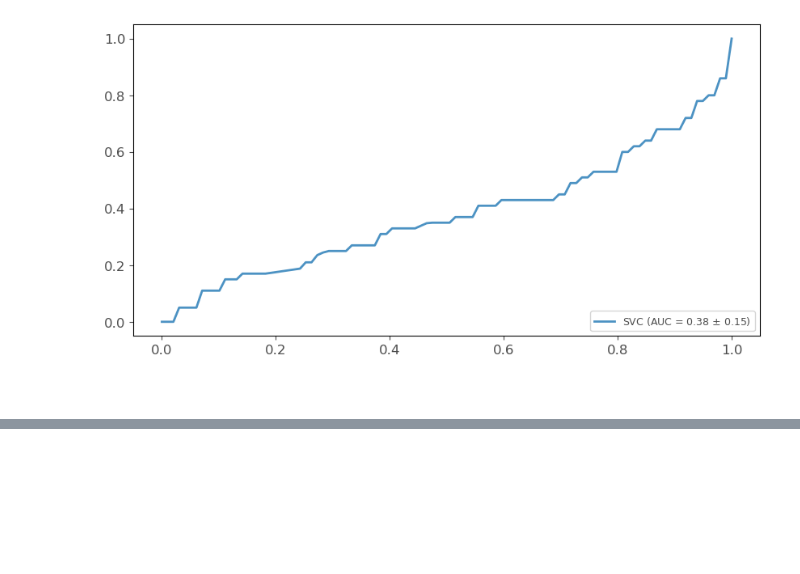
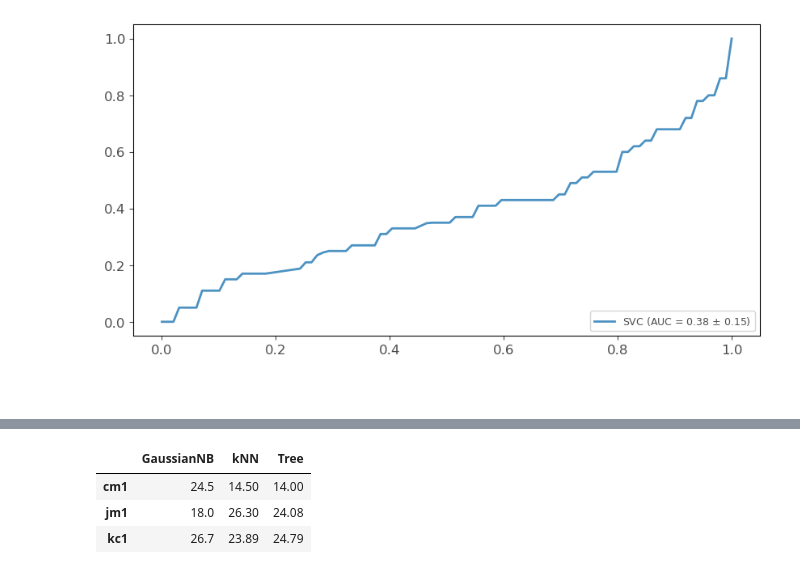
Before and after one commit to zurlog/MLDS_PR104, a Jupyter notebook: scripts/pr104.ipynb, the cells around one changed output, grey strips where cells are left out. Cells and saved outputs as stored; diff of their text form; code cells hidden in the pictures; blank space fills up the shorter version.

```diff
--- a/scripts/pr104.ipynb
+++ b/scripts/pr104.ipynb
@@ -462,0 +420,7 @@ compare(cm1, models_list, shuffle=True, random_state=42)
+# %%
+pd.DataFrame(rec, index=sets_str[:3], columns=['GaussianNB', 'kNN', 'Tree'])
+# %% [output]
+|  | GaussianNB | kNN | Tree |
+| cm1 | 24.5 | 14.50 | 14.00 |
+| jm1 | 18.0 | 26.30 | 24.08 |
+| kc1 | 26.7 | 23.89 | 24.79 |
```
Also changed, not shown: parts of 8 cells of this notebook, 9 other files.
